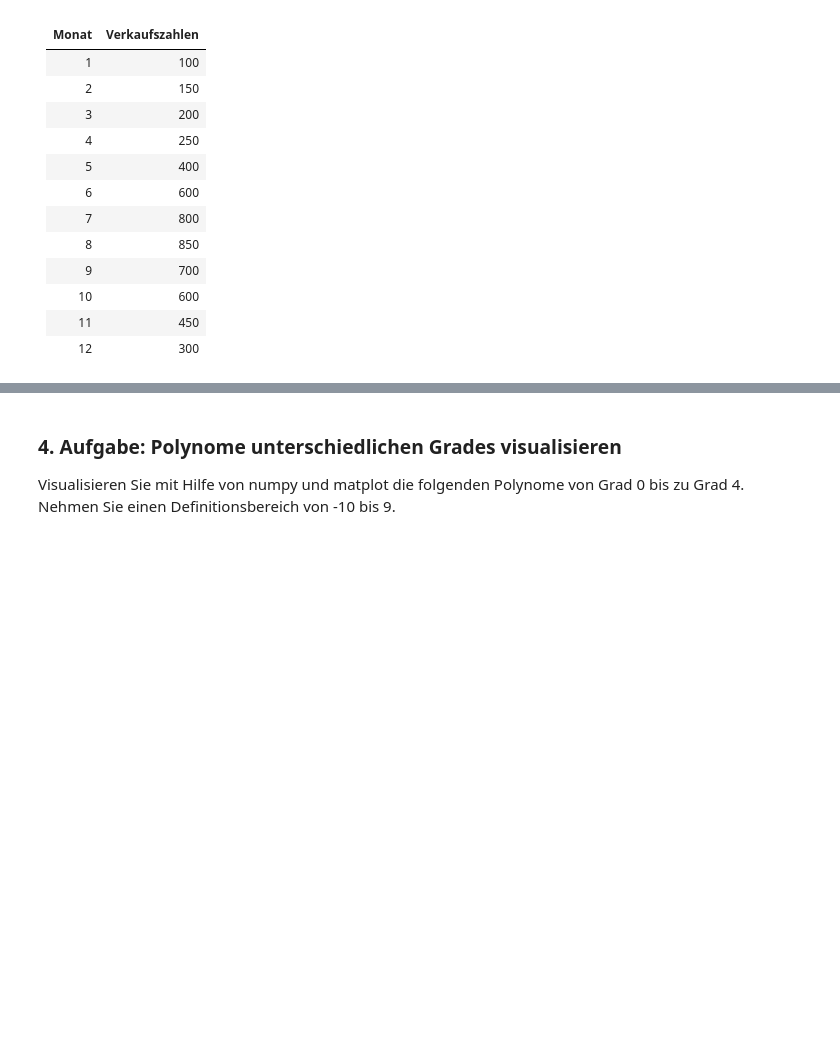
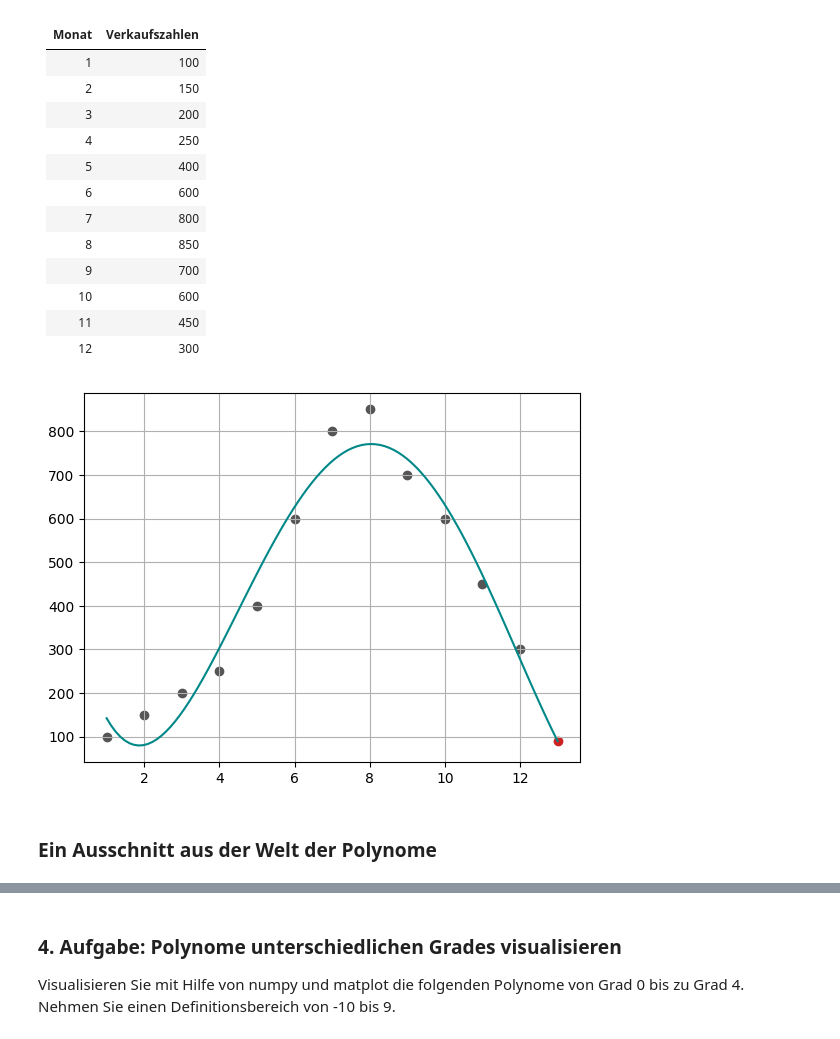
Before and after one commit to schaeferju/003_004, a Jupyter notebook: PythonGrundlagen_004/PythonGrundlagen_004.ipynb, the cells around one changed output, grey strips where cells are left out. Cells and saved outputs as stored; diff of their text form; code cells hidden in the pictures; blank space fills up the shorter version.

```diff
--- a/PythonGrundlagen_004/PythonGrundlagen_004.ipynb
+++ b/PythonGrundlagen_004/PythonGrundlagen_004.ipynb
@@ -169 +268,47 @@ Nutzen Sie eine polynomiale Regression, um die Verkaufszahlen für den 13. Monat
+# %%
+# Vorhersage von Fahrradverkäufen mit Polynomialer Regression
+
+# 1. Benötigte Python Pakete importieren
+import numpy as np
+import matplotlib.pyplot as plt
+from sklearn.linear_model import LinearRegression
+from sklearn.preprocessing import PolynomialFeatures
+
+# 2. Verkaufsdaten als Numpy array
+x = np.array([1, 2, 3, 4, 5, 6, 7, 8, 9, 10, 11, 12]).reshape(-1, 1)
+y = np.array([100, 150, 200, 250, 400, 600, 800, 850, 700, 600, 450, 300])
+
+# 3. Polynomiale Features erstellen (z.B. Grad 3 für Nicht-Linearität)
+grad = 4
+poly = PolynomialFeatures(grad)
+x_poly = poly.fit_transform(x)
+
+# 4. Lineares Regressionsmodell auf die polynomiellen Features anwenden
+model = LinearRegression()
+model.fit(x_poly, y)
+
+# model_lin.fit(x,y)
+
+# 5. Vorhersage für den 13. Monat
+x_new = np.array([13]).reshape(-1,1)
+x_new_poly = poly.transform(x_new)
+y_pred = model.predict(x_new_poly)
+
+# 5.b) Curve für die Visualisierung
+x_range = np.linspace(1,13,100).reshape(-1,1)
+x_range_poly = poly.transform(x_range)
+y_range_pred = model.predict(x_range_poly)
+
+# 6. Visualisierung der Daten und des polynomiellen Modells
+plt.scatter(x , y, color = '#555555')
+plt.scatter(x_new, y_pred, color = '#CC2222')
+plt.plot(x_range, y_range_pred, color='#008888')
+
+plt.grid(True)
+
+plt.show()
+# %% [output]
+[figure, added]
+# %% [markdown]
+### Ein Ausschnitt aus der Welt der Polynome
 # %% [markdown]
```
Also changed, not shown: parts of 6 cells of this notebook.
